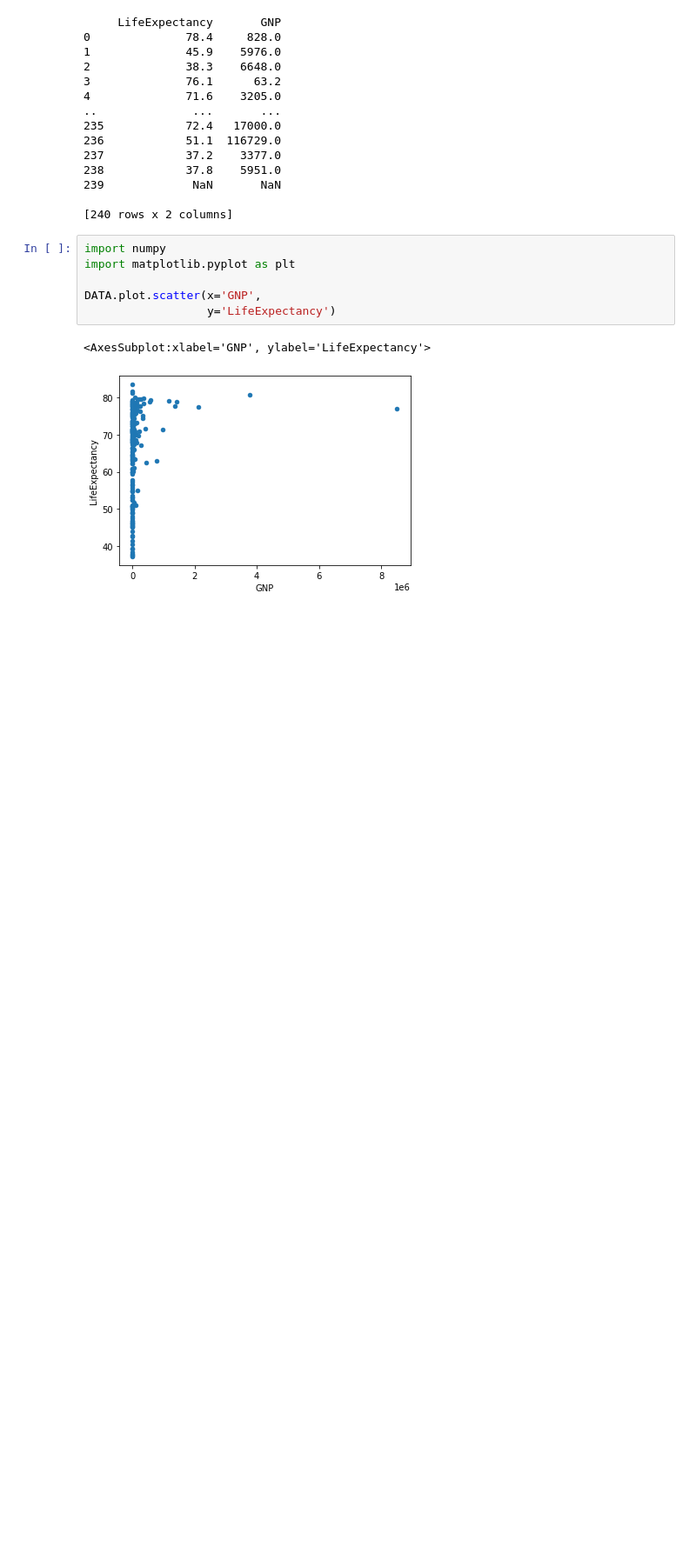
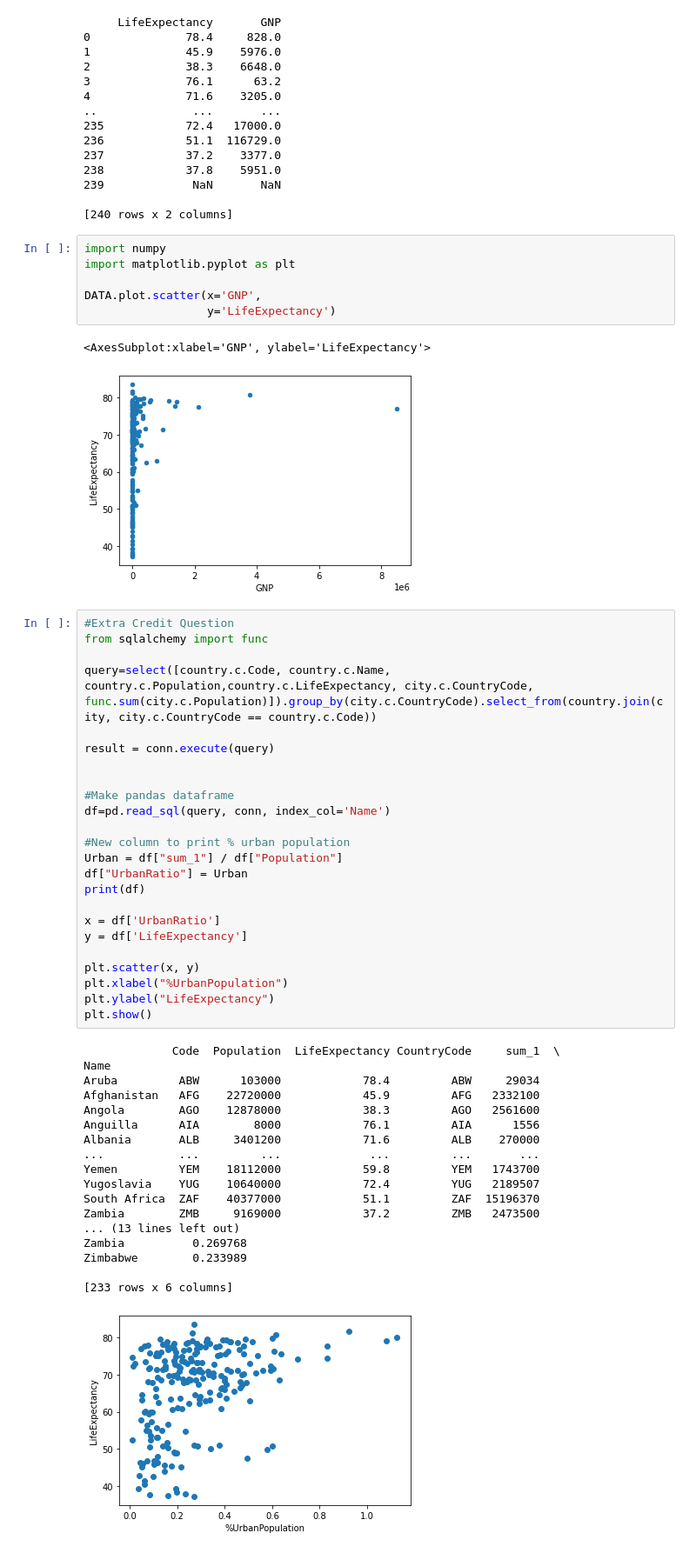
Before and after one commit to Sarmikasoglou/PS_5, a Jupyter notebook: PS_5.ipynb, the cells around one changed output. Shown: that part at 87% size. Drawn from its saved outputs; the diff is of its cells as text; blank space fills up the shorter version.

```diff
--- a/PS_5.ipynb
+++ b/PS_5.ipynb
@@ -151,3 +153,46 @@ DATA.plot.scatter(x='GNP',
 # %% [output]
 <AxesSubplot:xlabel='GNP', ylabel='LifeExpectancy'>
 [figure]
+# %%
+#Extra Credit Question
+from sqlalchemy import func
+
+query=select([country.c.Code, country.c.Name, country.c.Population,country.c.LifeExpectancy, city.c.CountryCode, func.sum(city.c.Population)]).group_by(city.c.CountryCode).select_from(country.join(city, city.c.CountryCode == country.c.Code))
+
+result = conn.execute(query)
+
+
+#Make pandas dataframe
+df=pd.read_sql(query, conn, index_col='Name')
+
+#New column to print % urban population
+Urban = df["sum_1"] / df["Population"]
+df["UrbanRatio"] = Urban
+print(df)
+
+x = df['UrbanRatio']
+y = df['LifeExpectancy']
+
+plt.scatter(x, y)
+plt.xlabel("%UrbanPopulation")
+plt.ylabel("LifeExpectancy")
+plt.show()
+# %% [output]
+             Code  Population  LifeExpectancy CountryCode     sum_1  \
+Name
+Aruba         ABW      103000            78.4         ABW     29034
+Afghanistan   AFG    22720000            45.9         AFG   2332100
+Angola        AGO    12878000            38.3         AGO   2561600
+Anguilla      AIA        8000            76.1         AIA      1556
+Albania       ALB     3401200            71.6         ALB    270000
+...           ...         ...             ...         ...       ...
+Yemen         YEM    18112000            59.8         YEM   1743700
+Yugoslavia    YUG    10640000            72.4         YUG   2189507
+South Africa  ZAF    40377000            51.1         ZAF  15196370
+Zambia        ZMB     9169000            37.2         ZMB   2473500
+... (13 lines left out)
+Zambia          0.269768
+Zimbabwe        0.233989
+
+[233 rows x 6 columns]
+[figure, added]
```
Also changed, not shown: parts of 4 cells of this notebook.
